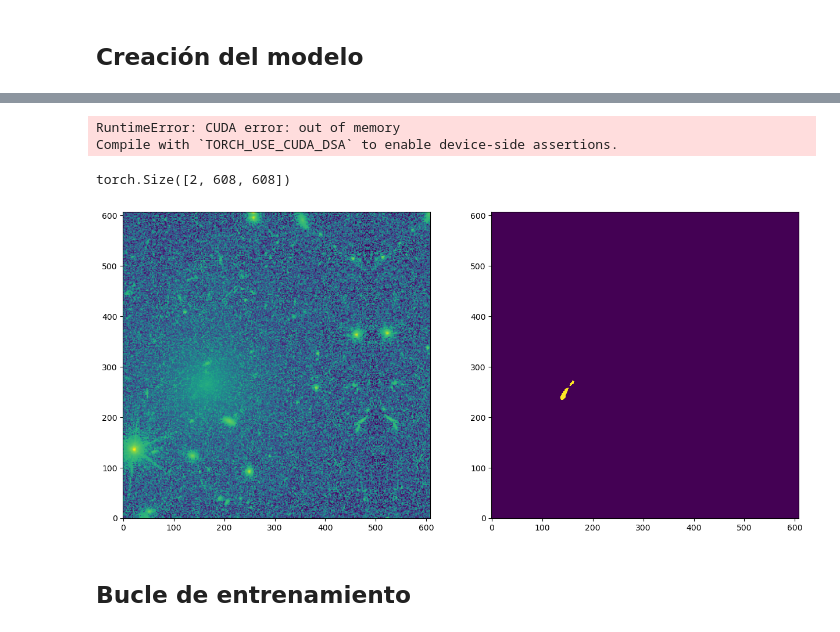
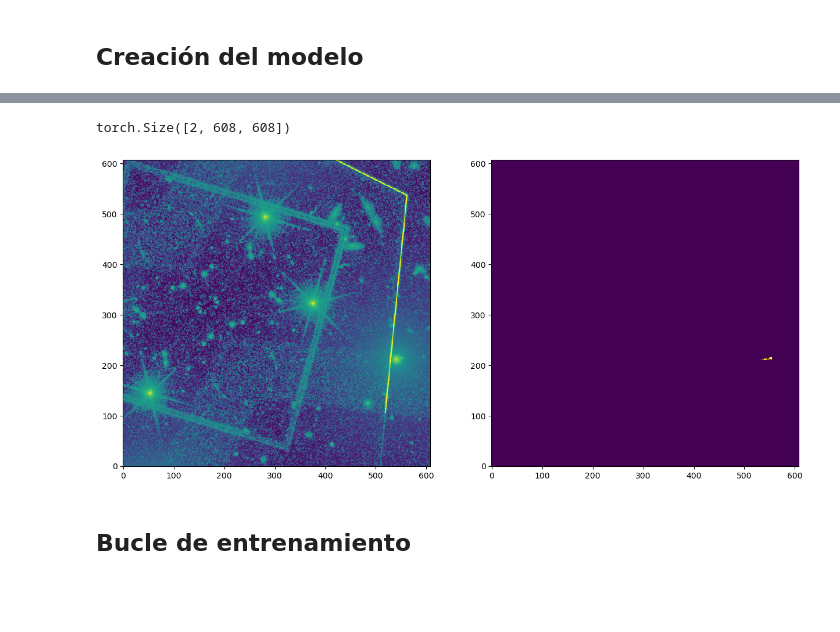
Before and after one commit to dariodltg/tidal-tails-segmentation, a Jupyter notebook: redshift/segmentation_training/v10_log/Training_VIS_v10_log.ipynb, the cells around one changed output, grey strips where cells are left out. Cells and saved outputs as stored; diff of their text form; code cells hidden in the pictures; blank space fills up the shorter version.

```diff
--- a/redshift/segmentation_training/v10_log/Training_VIS_v10_log.ipynb
+++ b/redshift/segmentation_training/v10_log/Training_VIS_v10_log.ipynb
@@ -217,28 +217,25 @@ Unet(
 )
 # %%
 #Imprimimos la arquitectura de la red
-summary(unet, (1, 608, 608), device)
+#summary(unet, (1, 608, 608), device)
-# %% [output]
-RuntimeError: CUDA error: out of memory
-Compile with `TORCH_USE_CUDA_DSA` to enable device-side assertions.
 # %%
 #Comprobamos que hemos construido la arquitectura de la red correctamente cargando una imagen del dataset
-input_item, label_item = train_dataset.__getitem__(35)
+input_item, label_item = train_dataset.__getitem__(0)
 input_item = input_item.reshape((1,1,hiperparametros['ancho_imagen_deseado'],hiperparametros['alto_imagen_deseado']))
 label_item = label_item.reshape((1,1,hiperparametros['ancho_imagen_deseado'],hiperparametros['alto_imagen_deseado']))
 output_item = unet(input_item.to(device)).cpu().detach().squeeze()
 print(output_item.shape)
 out_softmax = torch.softmax(output_item, dim=0)
 mascara_predicha = torch.argmax(out_softmax, dim=0).numpy()
 fig, (axs0, axs1) = plt.subplots(1,2, figsize = (15,15))
 axs0.imshow(input_item.squeeze(), interpolation='none', origin="lower")
 axs1.imshow(label_item.squeeze(), interpolation='none', origin="lower")
 #plt.imshow(mascara_predicha, interpolation='none', origin="lower")
 #plt.colorbar()
 plt.show()
 # %% [output]
 torch.Size([2, 608, 608])
-[figure, old version]
+[figure, new version]
 # %% [markdown]
 ## Bucle de entrenamiento
 # %%
```
Also changed, not shown: parts of 4 cells of this notebook, 53 other files.
